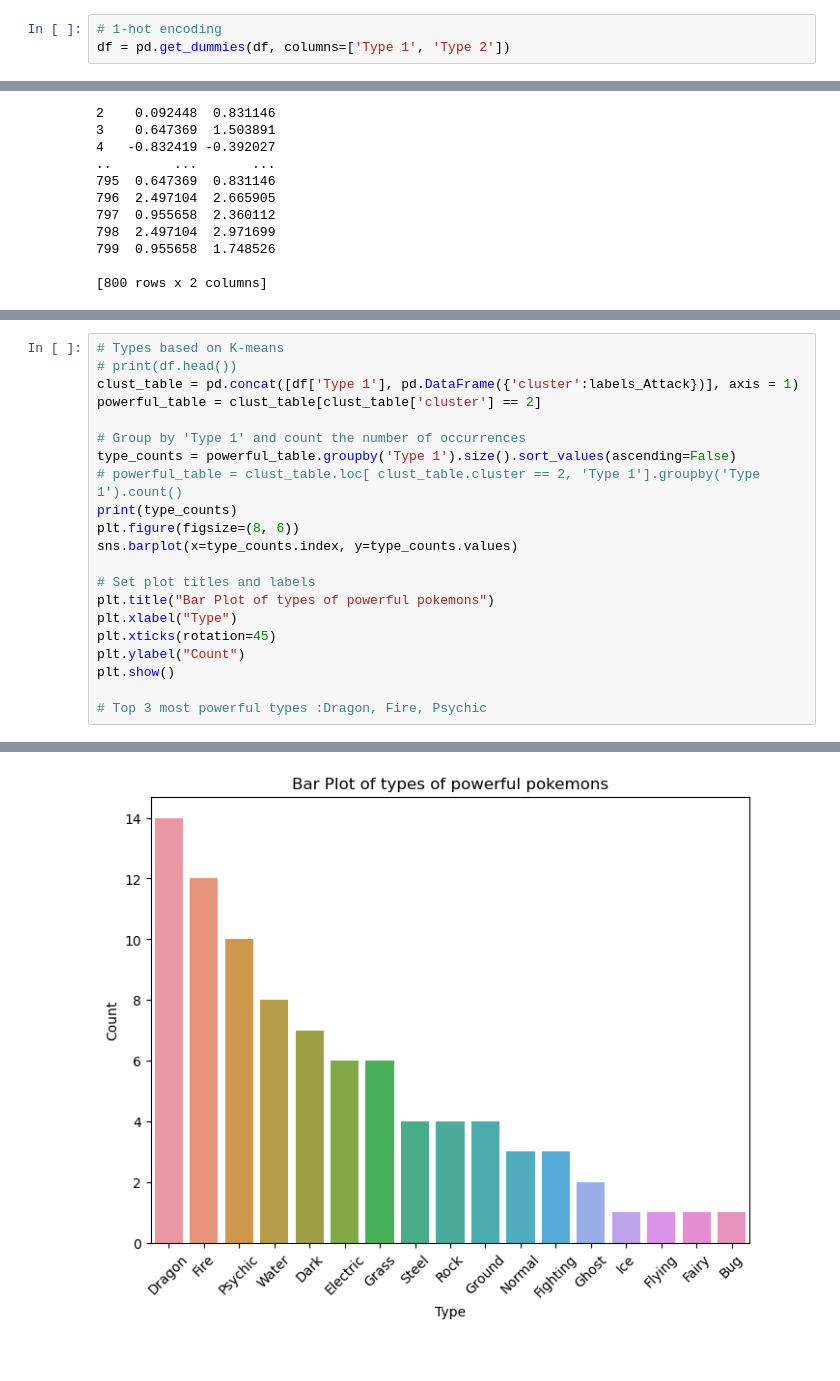
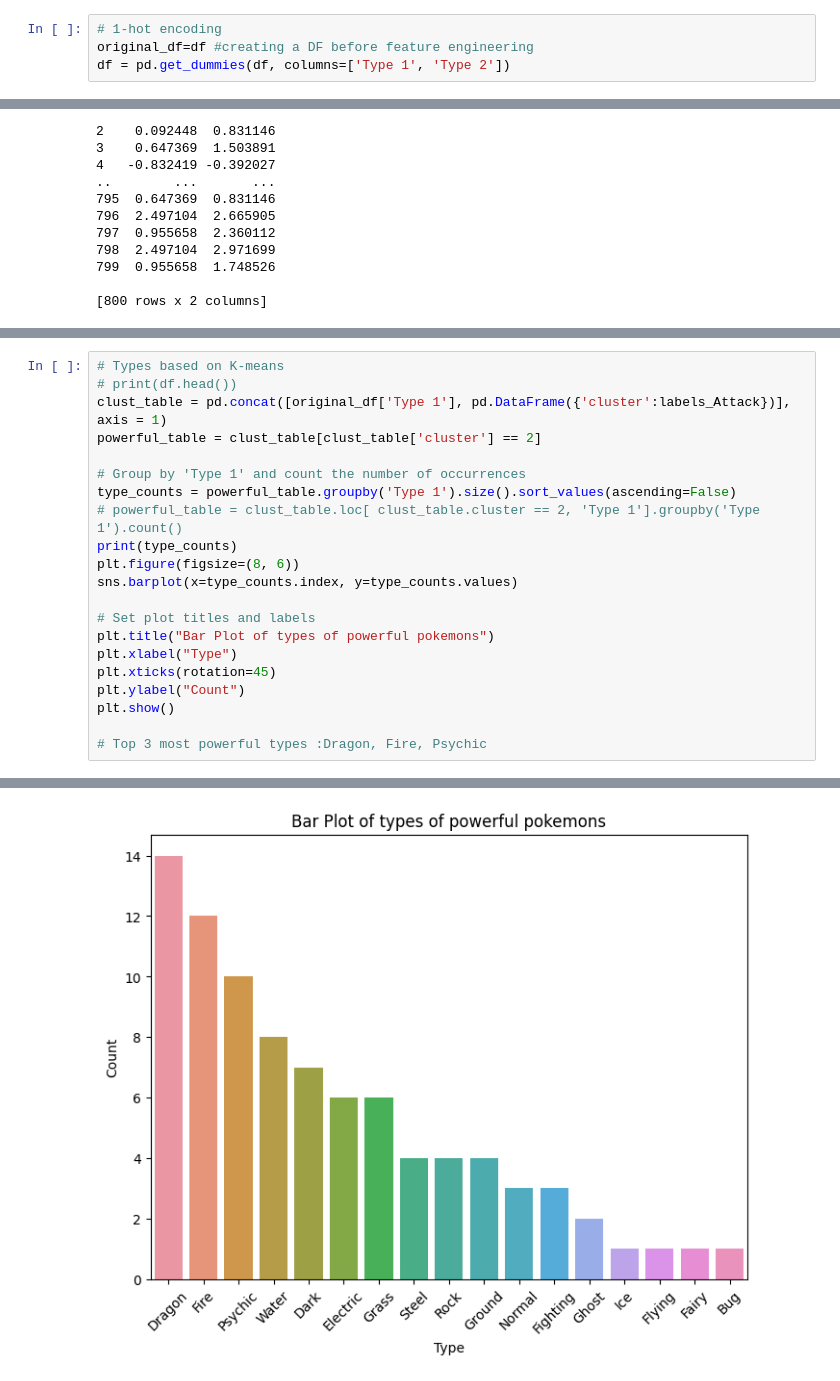
Before and after one commit to j6h666/RR_project, a Jupyter notebook: Pokemon_Clustering_and_Dimension_Reduction.ipynb, the cells around one changed output, grey strips where cells are left out. Drawn from its saved outputs; the diff is of its cells as text.

```diff
--- a/Pokemon_Clustering_and_Dimension_Reduction.ipynb
+++ b/Pokemon_Clustering_and_Dimension_Reduction.ipynb
@@ -129,6 +127,7 @@ Type 2_missing      2
 dtype: int64
 # %%
 # 1-hot encoding
+original_df=df #creating a DF before feature engineering
 df = pd.get_dummies(df, columns=['Type 1', 'Type 2'])
 # %%
 # select numerical columns
@@ -331,7 +346,7 @@ print(sta)
 # %%
 # Types based on K-means
 # print(df.head())
-clust_table = pd.concat([df['Type 1'], pd.DataFrame({'cluster':labels_Attack})], axis = 1)
+clust_table = pd.concat([original_df['Type 1'], pd.DataFrame({'cluster':labels_Attack})], axis = 1)
 powerful_table = clust_table[clust_table['cluster'] == 2]
 
 # Group by 'Type 1' and count the number of occurrences
@@ -342,31 +357,31 @@ plt.figure(figsize=(8, 6))
 sns.barplot(x=type_counts.index, y=type_counts.values)
 
 # Set plot titles and labels
 plt.title("Bar Plot of types of powerful pokemons")
 plt.xlabel("Type")
 plt.xticks(rotation=45)
 plt.ylabel("Count")
 plt.show()
 
 # Top 3 most powerful types :Dragon, Fire, Psychic
 # %% [output]
 Type 1
 Dragon      14
 Fire        12
 Psychic     10
 Water        8
 Dark         7
 Electric     6
 Grass        6
 Steel        4
 Rock         4
 Ground       4
 Normal       3
 Fighting     3
 Ghost        2
 Ice          1
 Flying       1
 Fairy        1
 Bug          1
 dtype: int64
-[figure, old version]
+[figure, new version]
```
Also changed, not shown: parts of 7 cells of this notebook.
